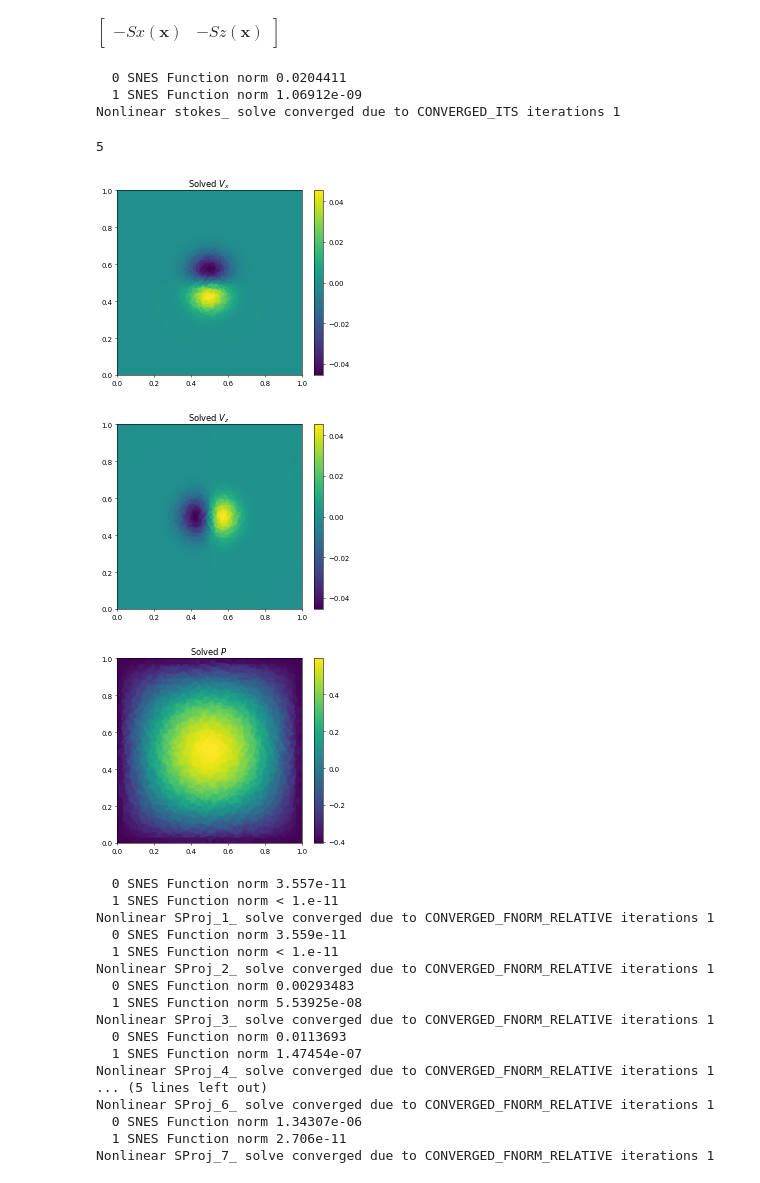
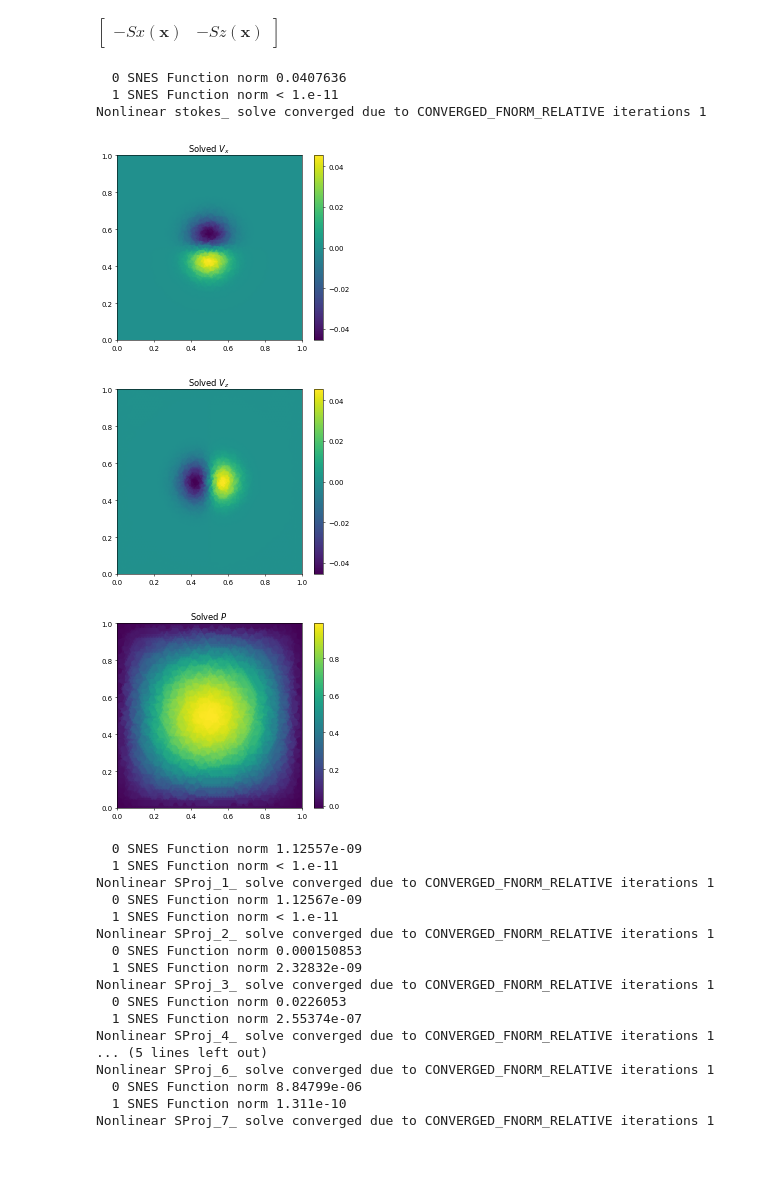
Before and after one commit to jcgraciosa/TALA-EBA-benchmark, a Jupyter notebook: src/Ex_Convection_IncompStokes_MMS.ipynb, the cells around one changed output. Cells and saved outputs as stored; diff of their text form; code cells hidden in the pictures.

```diff
--- a/src/Ex_Convection_IncompStokes_MMS.ipynb
+++ b/src/Ex_Convection_IncompStokes_MMS.ipynb
@@ -32,12 +33,13 @@ deltaTemp = tempMax - tempMin
 
 viscosity = 1
 
-res = 128             ### x and y res of box
+res = 64             ### x and y res of box
 nsteps = 100        ### maximum number of time steps to run the first model
 epsilon_lr = 1e-8   ### criteria for early stopping; relative change of the Vrms in between iterations
 
 use_case = 1
 sdev = 0.075 # standard deviation of Gaussian filter
+tol = 1e-6
 
 # if set to 0 - incompressible material
 # if set to 1 - compressible material
@@ -229,6 +241,7 @@ x, z = meshbox.X
 # %%
 v_soln = uw.discretisation.MeshVariable("U", meshbox, meshbox.dim, degree=2)
 p_soln = uw.discretisation.MeshVariable("P", meshbox, 1, degree=1)
+p_null = uw.discretisation.MeshVariable("Pn", meshbox, 1, degree=1)
 dpdx_soln = uw.discretisation.MeshVariable("Px", meshbox, 1, degree=1)
 dpdz_soln = uw.discretisation.MeshVariable("Pz", meshbox, 1, degree=1)
 
@@ -257,7 +270,7 @@ vz_diff_calc = uw.systems.Projection(meshbox, vz_diff)
 vz_diff_calc.uw_function = v_analytical.sym[1] - v_soln.sym[1]
 
 p_diff_calc = uw.systems.Projection(meshbox, p_diff)
-p_diff_calc.uw_function = p_analytical.fn - p_soln.fn
+p_diff_calc.uw_function = p_analytical.sym[0] - (p_soln.sym[0] - p_null.sym[0])
 
 # pressure gradients calculator
 dpdx_calc = uw.systems.Projection(meshbox, dpdx_soln)
@@ -272,4 +285,20 @@ dpdx_diff_calc.uw_function = dpdx_analytical.sym[0] - dpdx_soln.sym[0]
 
 dpdz_diff_calc = uw.systems.Projection(meshbox, dpdz_diff)
 dpdz_diff_calc.uw_function = dpdz_analytical.sym[0] - dpdz_soln.sym[0]
+
+#upper surface definition for calculating p_null
+sdev_surf = 0.5*(1/math.sqrt(2*math.log(2)))*(1/res)
+up_surface_defn_fn = sympy.exp(-((z - 1)**2)/(2*sdev_surf**2)) # at z = 1
+# %%
+def surface_integral(mesh, uw_function, mask_fn):
+
+    calculator = uw.maths.Integral(mesh, uw_function * mask_fn)
+    value = calculator.evaluate()
+
+    calculator.fn = mask_fn
+    norm = calculator.evaluate()
+
+    integral = value / norm
+
+    return integral
 # %% [markdown]
@@ -518,40 +582,42 @@ $\displaystyle \left[\begin{matrix}- P(\mathbf{x}) + 2 U_{ 0,0}(\mathbf{x}) & U_
 $\displaystyle \left[\begin{matrix}- Sx(\mathbf{x}) & - Sz(\mathbf{x})\end{matrix}\right]$
 # %%
 stokes.solve()
+p_surface_ave = surface_integral(meshbox, p_soln.sym[0], up_surface_defn_fn)
+with meshbox.access(p_null):
+    p_null.data[:] = p_surface_ave
 # %% [output]
-  0 SNES Function norm 0.0204411
-  1 SNES Function norm 1.06912e-09
-Nonlinear stokes_ solve converged due to CONVERGED_ITS iterations 1
+  0 SNES Function norm 0.0407636
+  1 SNES Function norm < 1.e-11
+Nonlinear stokes_ solve converged due to CONVERGED_FNORM_RELATIVE iterations 1
-5
 # %%
 with meshbox.access():
     fig, ax = plt.subplots(dpi = 50)
     out = ax.scatter(v_soln.coords[:, 0], v_soln.coords[:, 1], c = v_soln.data[:, 0], s = 15)
     ax.set_aspect("equal")
     ax.set_xlim([0, 1])
     ax.set_ylim([0, 1])
     plt.colorbar(out)
     ax.set_title(r"Solved $V_x$")
 
     fig, ax = plt.subplots(dpi = 50)
     out = ax.scatter(v_soln.coords[:, 0], v_soln.coords[:, 1], c = v_soln.data[:, 1], s = 15)
     ax.set_aspect("equal")
     ax.set_xlim([0, 1])
     ax.set_ylim([0, 1])
     plt.colorbar(out)
     ax.set_title(r"Solved $V_z$")
 
     fig, ax = plt.subplots(dpi = 50)
-    out = ax.scatter(p_soln.coords[:, 0], p_soln.coords[:, 1], c = p_soln.data[:], s = 60)
+    out = ax.scatter(p_soln.coords[:, 0], p_soln.coords[:, 1], c =  p_soln.data[:] - p_null.data[:], s = 60)
     ax.set_aspect("equal")
     ax.set_xlim([0, 1])
     ax.set_ylim([0, 1])
+    ax.set_title(r"Solved $P$")
     plt.colorbar(out)
-    ax.set_title(r"Solved $P$")
 # %% [output]
 [figure]
 [figure]
-[figure, old version]
+[figure, new version]
 # %%
 vx_diff_calc.solve()
 vz_diff_calc.solve()
@@ -561,22 +627,22 @@ dpdz_calc.solve()
 dpdx_diff_calc.solve()
 dpdz_diff_calc.solve()
 # %% [output]
-  0 SNES Function norm 3.557e-11
+  0 SNES Function norm 1.12557e-09
   1 SNES Function norm < 1.e-11
 Nonlinear SProj_1_ solve converged due to CONVERGED_FNORM_RELATIVE iterations 1
-  0 SNES Function norm 3.559e-11
+  0 SNES Function norm 1.12567e-09
   1 SNES Function norm < 1.e-11
 Nonlinear SProj_2_ solve converged due to CONVERGED_FNORM_RELATIVE iterations 1
-  0 SNES Function norm 0.00293483
-  1 SNES Function norm 5.53925e-08
+  0 SNES Function norm 0.000150853
+  1 SNES Function norm 2.32832e-09
 Nonlinear SProj_3_ solve converged due to CONVERGED_FNORM_RELATIVE iterations 1
-  0 SNES Function norm 0.0113693
-  1 SNES Function norm 1.47454e-07
+  0 SNES Function norm 0.0226053
+  1 SNES Function norm 2.55374e-07
 Nonlinear SProj_4_ solve converged due to CONVERGED_FNORM_RELATIVE iterations 1
 ... (5 lines left out)
 Nonlinear SProj_6_ solve converged due to CONVERGED_FNORM_RELATIVE iterations 1
-  0 SNES Function norm 1.34307e-06
-  1 SNES Function norm 2.706e-11
+  0 SNES Function norm 8.84799e-06
+  1 SNES Function norm 1.311e-10
 Nonlinear SProj_7_ solve converged due to CONVERGED_FNORM_RELATIVE iterations 1
 # %%
 with meshbox.access():
```
Also changed, not shown: parts of 15 cells of this notebook, 9 other files.
